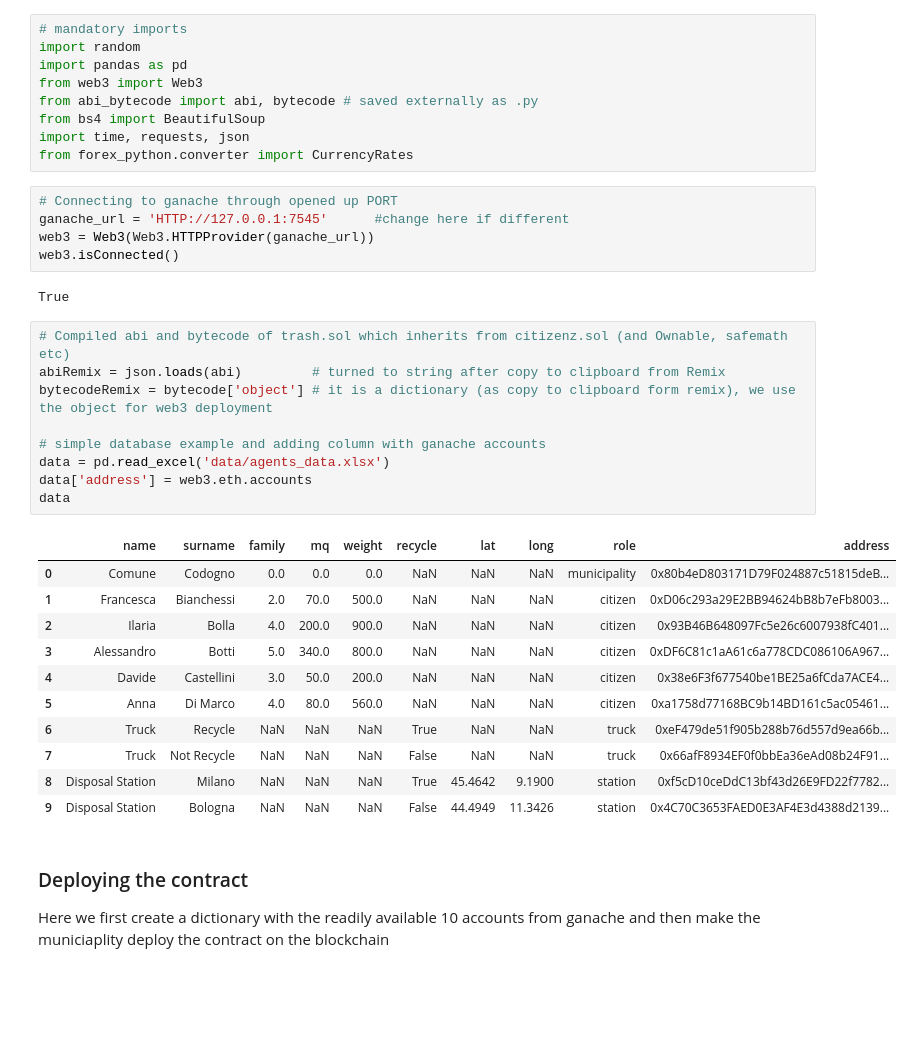
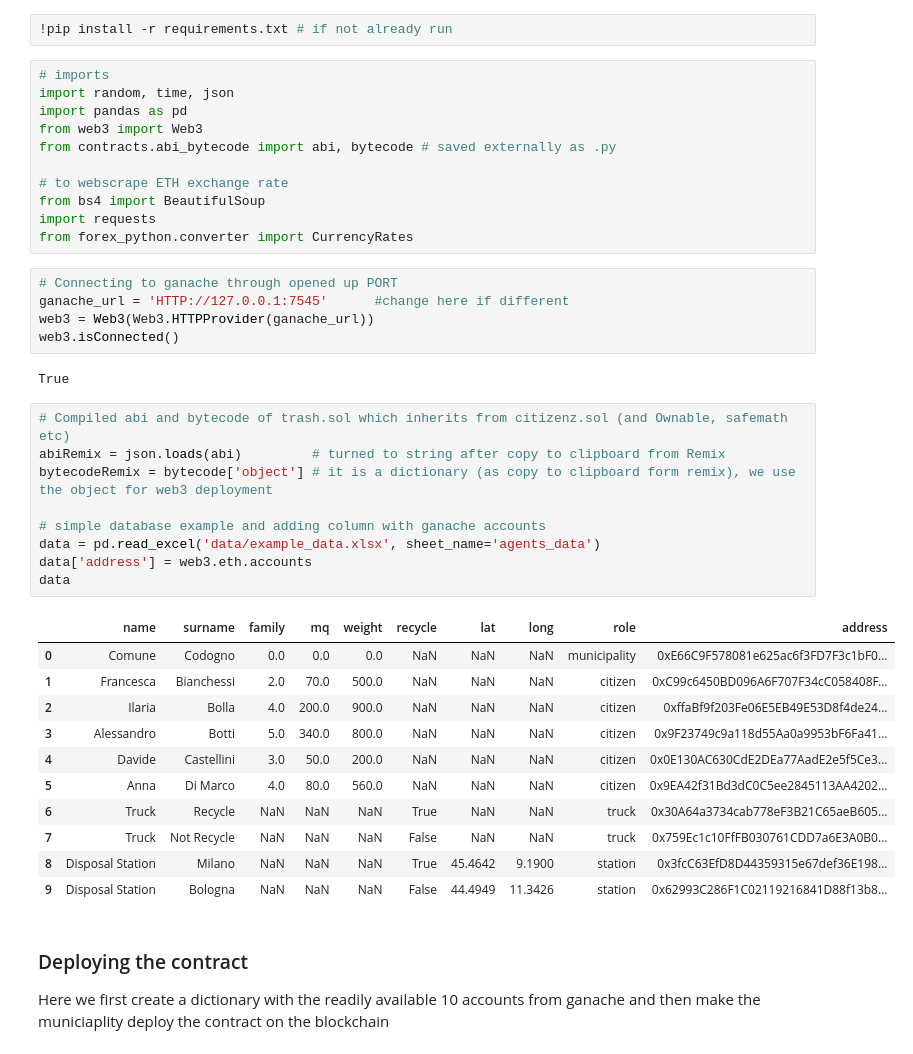
Before and after one commit to annac-dima/Blockchain_HashTheTrash, a Jupyter notebook: HashTheTrash.ipynb, the cells around one changed output. Saved outputs shown, nothing was run; the diff lists cells and outputs as text; blank space fills up the shorter version.

```diff
--- a/HashTheTrash.ipynb
+++ b/HashTheTrash.ipynb
@@ -10,14 +14,18 @@ Various sections are:
     * [Trash cycle](#cycle)
     * [Refund](#refund)
 * [picking up logs of certain events from the chain](#logs)
+# %%
+!pip install -r requirements.txt # if not already run
 # %%
-# mandatory imports
-import random
+# imports
+import random, time, json
 import pandas as pd
 from web3 import Web3
-from abi_bytecode import abi, bytecode # saved externally as .py
+from contracts.abi_bytecode import abi, bytecode # saved externally as .py
+
+# to webscrape ETH exchange rate
 from bs4 import BeautifulSoup
-import time, requests, json
+import requests
 from forex_python.converter import CurrencyRates
 # %%
 # Connecting to ganache through opened up PORT
@@ -29,24 +37,24 @@ True
 # %%
 # Compiled abi and bytecode of trash.sol which inherits from citizenz.sol (and Ownable, safemath etc)
 abiRemix = json.loads(abi)         # turned to string after copy to clipboard from Remix
 bytecodeRemix = bytecode['object'] # it is a dictionary (as copy to clipboard form remix), we use the object for web3 deployment
 
 # simple database example and adding column with ganache accounts
-data = pd.read_excel('data/agents_data.xlsx')
+data = pd.read_excel('data/example_data.xlsx', sheet_name='agents_data')
 data['address'] = web3.eth.accounts
 data
 # %% [output]
 |  | name | surname | family | mq | weight | recycle | lat | long | role | address |
-| 0 | Comune | Codogno | 0.0 | 0.0 | 0.0 | NaN | NaN | NaN | municipality | 0x80b4eD803171D79F024887c51815deB... |
-| 1 | Francesca | Bianchessi | 2.0 | 70.0 | 500.0 | NaN | NaN | NaN | citizen | 0xD06c293a29E2BB94624bB8b7eFb8003... |
-| 2 | Ilaria | Bolla | 4.0 | 200.0 | 900.0 | NaN | NaN | NaN | citizen | 0x93B46B648097Fc5e26c6007938fC401... |
-| 3 | Alessandro | Botti | 5.0 | 340.0 | 800.0 | NaN | NaN | NaN | citizen | 0xDF6C81c1aA61c6a778CDC086106A967... |
-| 4 | Davide | Castellini | 3.0 | 50.0 | 200.0 | NaN | NaN | NaN | citizen | 0x38e6F3f677540be1BE25a6fCda7ACE4... |
-| 5 | Anna | Di Marco | 4.0 | 80.0 | 560.0 | NaN | NaN | NaN | citizen | 0xa1758d77168BC9b14BD161c5ac05461... |
-| 6 | Truck | Recycle | NaN | NaN | NaN | True | NaN | NaN | truck | 0xeF479de51f905b288b76d557d9ea66b... |
-| 7 | Truck | Not Recycle | NaN | NaN | NaN | False | NaN | NaN | truck | 0x66afF8934EF0f0bbEa36eAd08b24F91... |
-| 8 | Disposal Station | Milano | NaN | NaN | NaN | True | 45.4642 | 9.1900 | station | 0xf5cD10ceDdC13bf43d26E9FD22f7782... |
-| 9 | Disposal Station | Bologna | NaN | NaN | NaN | False | 44.4949 | 11.3426 | station | 0x4C70C3653FAED0E3AF4E3d4388d2139... |
+| 0 | Comune | Codogno | 0.0 | 0.0 | 0.0 | NaN | NaN | NaN | municipality | 0xE66C9F578081e625ac6f3FD7F3c1bF0... |
+| 1 | Francesca | Bianchessi | 2.0 | 70.0 | 500.0 | NaN | NaN | NaN | citizen | 0xC99c6450BD096A6F707F34cC058408F... |
+| 2 | Ilaria | Bolla | 4.0 | 200.0 | 900.0 | NaN | NaN | NaN | citizen | 0xffaBf9f203Fe06E5EB49E53D8f4de24... |
+| 3 | Alessandro | Botti | 5.0 | 340.0 | 800.0 | NaN | NaN | NaN | citizen | 0x9F23749c9a118d55Aa0a9953bF6Fa41... |
+| 4 | Davide | Castellini | 3.0 | 50.0 | 200.0 | NaN | NaN | NaN | citizen | 0x0E130AC630CdE2DEa77AadE2e5f5Ce3... |
+| 5 | Anna | Di Marco | 4.0 | 80.0 | 560.0 | NaN | NaN | NaN | citizen | 0x9EA42f31Bd3dC0C5ee2845113AA4202... |
+| 6 | Truck | Recycle | NaN | NaN | NaN | True | NaN | NaN | truck | 0x30A64a3734cab778eF3B21C65aeB605... |
+| 7 | Truck | Not Recycle | NaN | NaN | NaN | False | NaN | NaN | truck | 0x759Ec1c10FfFB030761CDD7a6E3A0B0... |
+| 8 | Disposal Station | Milano | NaN | NaN | NaN | True | 45.4642 | 9.1900 | station | 0x3fcC63EfD8D44359315e67def36E198... |
+| 9 | Disposal Station | Bologna | NaN | NaN | NaN | False | 44.4949 | 11.3426 | station | 0x62993C286F1C02119216841D88f13b8... |
 # %% [markdown]
 <a name = 'deploy'></a>
 
```
Also changed, not shown: parts of 37 cells of this notebook, 14 other files.
